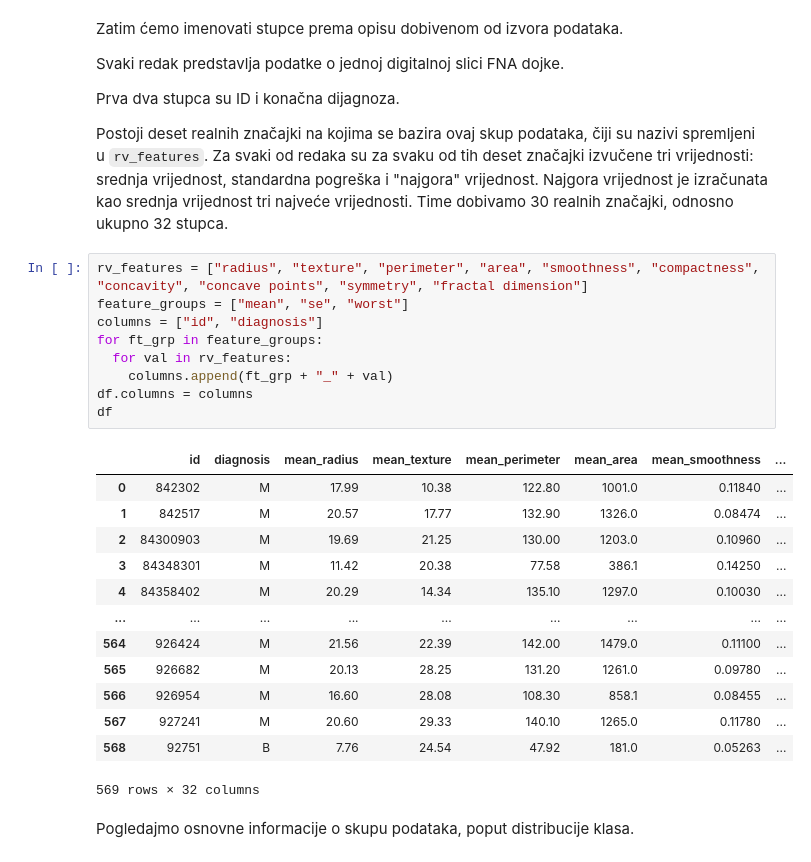
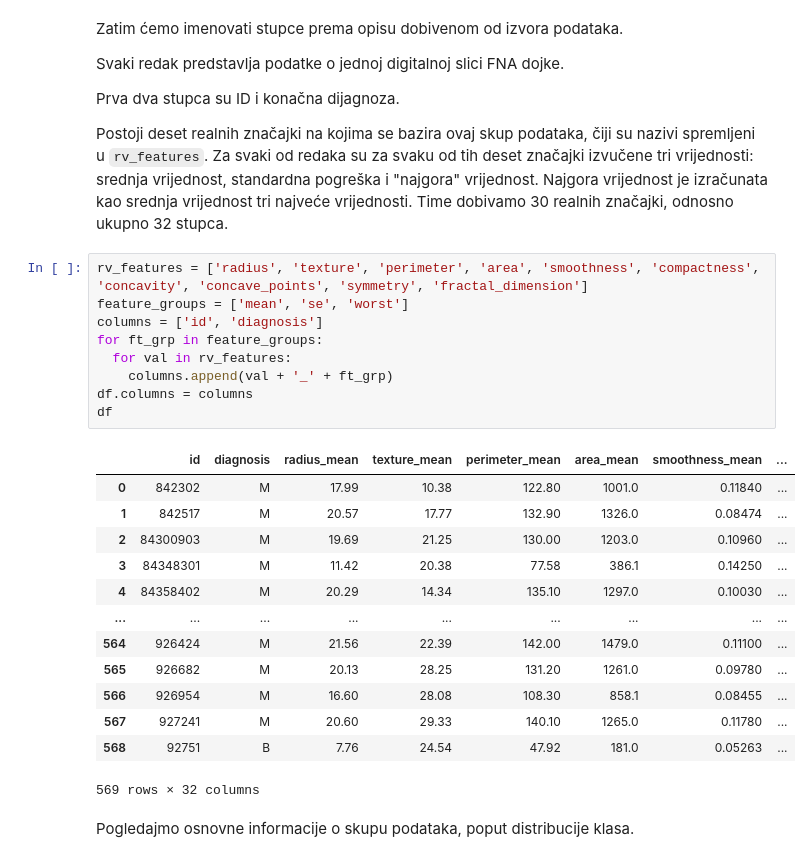
Before and after one commit to mpacic/uuzop-projekt, a Jupyter notebook: uuzop_project.ipynb, the cells around one changed output. Drawn from its saved outputs; the diff is of its cells as text.

```diff
--- a/uuzop_project.ipynb
+++ b/uuzop_project.ipynb
@@ -31,16 +31,16 @@ Prva dva stupca su ID i konačna dijagnoza.
 
 Postoji deset realnih značajki na kojima se bazira ovaj skup podataka, čiji su nazivi spremljeni u `rv_features`. Za svaki od redaka su za svaku od tih deset značajki izvučene tri vrijednosti: srednja vrijednost, standardna pogreška i "najgora" vrijednost. Najgora vrijednost je izračunata kao srednja vrijednost tri najveće vrijednosti. Time dobivamo 30 realnih značajki, odnosno ukupno 32 stupca.
 # %%
-rv_features = ["radius", "texture", "perimeter", "area", "smoothness", "compactness", "concavity", "concave points", "symmetry", "fractal dimension"]
-feature_groups = ["mean", "se", "worst"]
-columns = ["id", "diagnosis"]
+rv_features = ['radius', 'texture', 'perimeter', 'area', 'smoothness', 'compactness', 'concavity', 'concave_points', 'symmetry', 'fractal_dimension']
+feature_groups = ['mean', 'se', 'worst']
+columns = ['id', 'diagnosis']
 for ft_grp in feature_groups:
   for val in rv_features:
-    columns.append(ft_grp + "_" + val)
+    columns.append(val + '_' + ft_grp)
 df.columns = columns
 df
 # %% [output]
-|  | id | diagnosis | mean_radius | mean_texture | mean_perimeter | mean_area | mean_smoothness | ... |
+|  | id | diagnosis | radius_mean | texture_mean | perimeter_mean | area_mean | smoothness_mean | ... |
 | 0 | 842302 | M | 17.99 | 10.38 | 122.80 | 1001.0 | 0.11840 | ... |
 | 1 | 842517 | M | 20.57 | 17.77 | 132.90 | 1326.0 | 0.08474 | ... |
 | 2 | 84300903 | M | 19.69 | 21.25 | 130.00 | 1203.0 | 0.10960 | ... |
```
Also changed, not shown: parts of 19 cells of this notebook.
